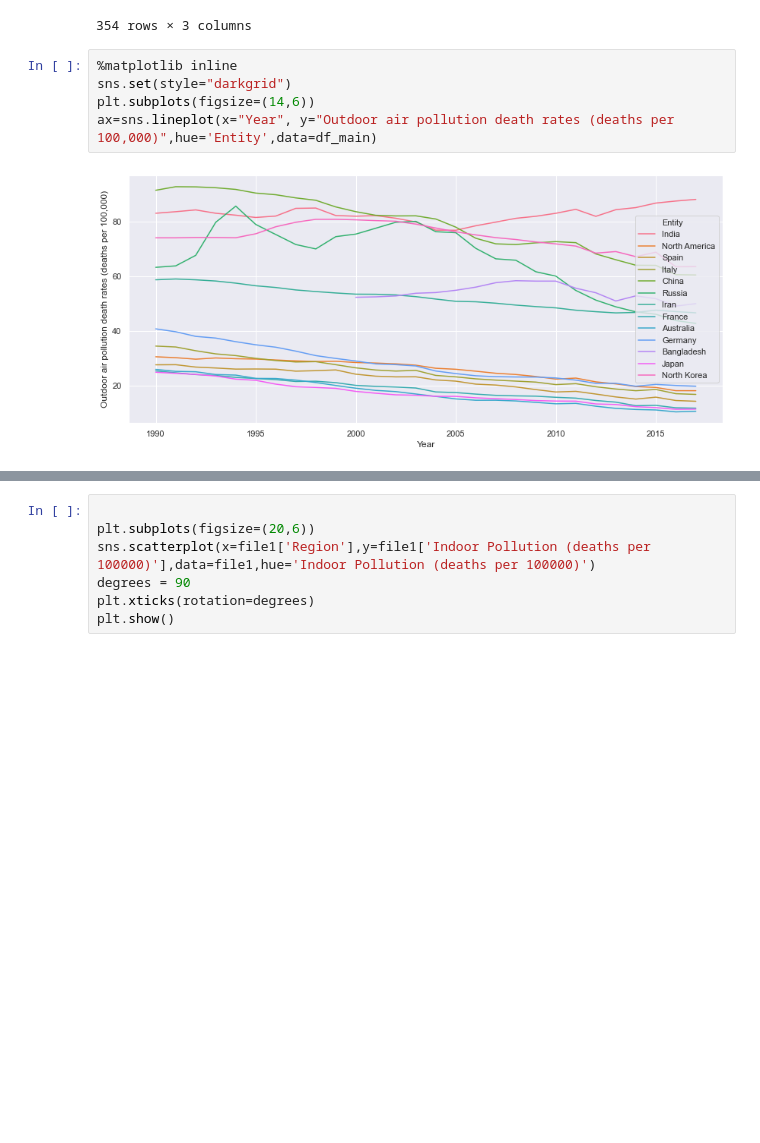
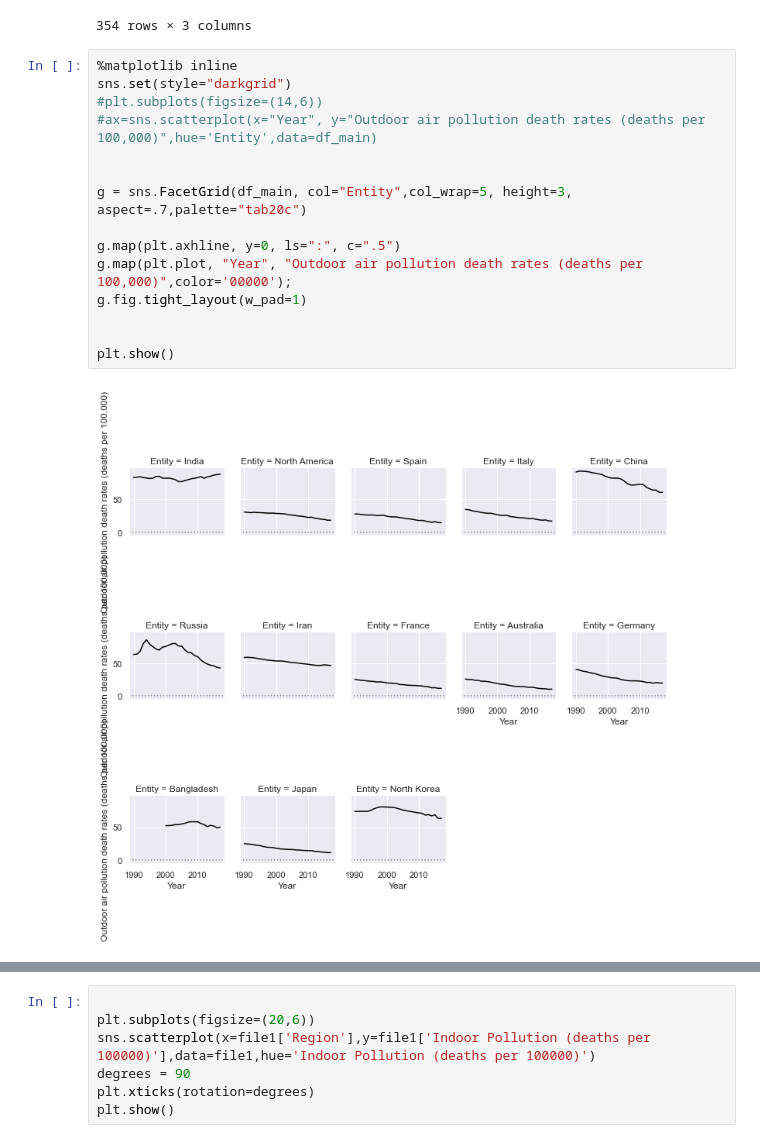
Before and after one commit to saikrishna-prathapaneni/covid19_and_pollution, a Jupyter notebook: pollution_data_analysis.ipynb, the cells around one changed output, grey strips where cells are left out. Drawn from its saved outputs; the diff is of its cells as text; blank space fills up the shorter version.

```diff
--- a/pollution_data_analysis.ipynb
+++ b/pollution_data_analysis.ipynb
@@ -103,10 +113,20 @@ df_main.drop('Code',axis=1)
 # %%
 %matplotlib inline
 sns.set(style="darkgrid")
-plt.subplots(figsize=(14,6))
-ax=sns.lineplot(x="Year", y="Outdoor air pollution death rates (deaths per 100,000)",hue='Entity',data=df_main)
+#plt.subplots(figsize=(14,6))
+#ax=sns.scatterplot(x="Year", y="Outdoor air pollution death rates (deaths per 100,000)",hue='Entity',data=df_main)
+
+
+g = sns.FacetGrid(df_main, col="Entity",col_wrap=5, height=3, aspect=.7,palette="tab20c")
+
+g.map(plt.axhline, y=0, ls=":", c=".5")
+g.map(plt.plot, "Year", "Outdoor air pollution death rates (deaths per 100,000)",color='00000');
+g.fig.tight_layout(w_pad=1)
+
+
+plt.show()
 # %% [output]
-[figure, old version]
+[figure, new version]
 # %%
 
 plt.subplots(figsize=(20,6))
```
Also changed, not shown: parts of 24 cells of this notebook, 59 other files.
